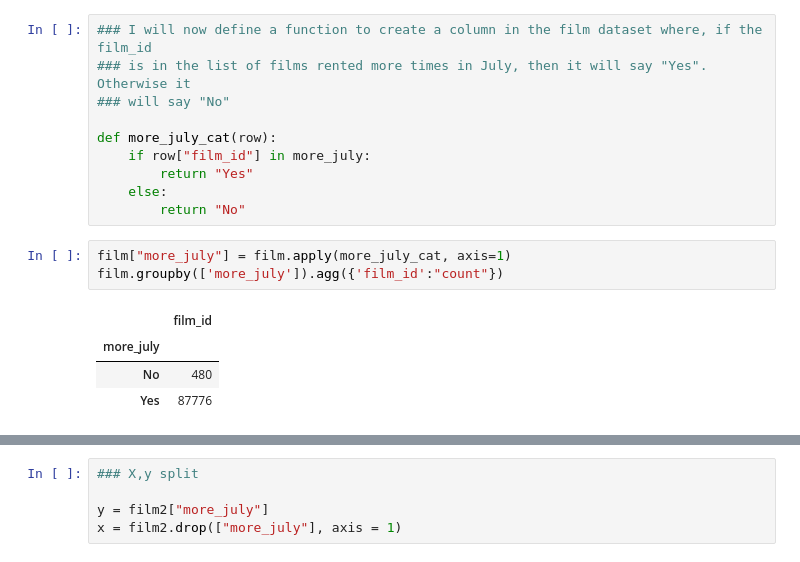
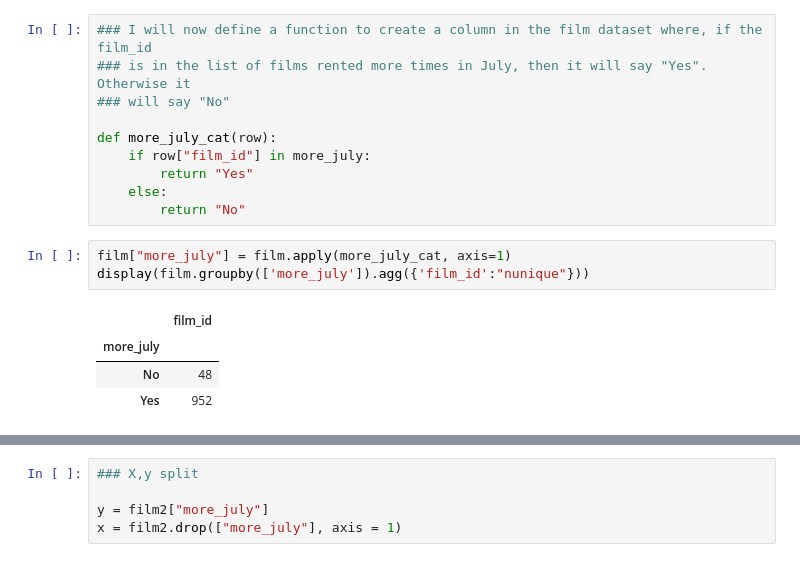
Before and after one commit to genolet/new-lab-predictions-logistic-regression, a Jupyter notebook: lab-predictions-logistic-regression.ipynb, the cells around one changed output, grey strips where cells are left out. Saved outputs shown, nothing was run; the diff lists cells and outputs as text.

```diff
--- a/lab-predictions-logistic-regression.ipynb
+++ b/lab-predictions-logistic-regression.ipynb
@@ -157,9 +157,9 @@ def more_july_cat(row):
         return "No"
 # %%
 film["more_july"] = film.apply(more_july_cat, axis=1)
-film.groupby(['more_july']).agg({'film_id':"count"})
+display(film.groupby(['more_july']).agg({'film_id':"nunique"}))
 # %% [output]
 |  | film_id |
 | more_july |  |
-| No | 480 |
-| Yes | 87776 |
+| No | 48 |
+| Yes | 952 |
```
Also changed, not shown: parts of 15 cells of this notebook.
